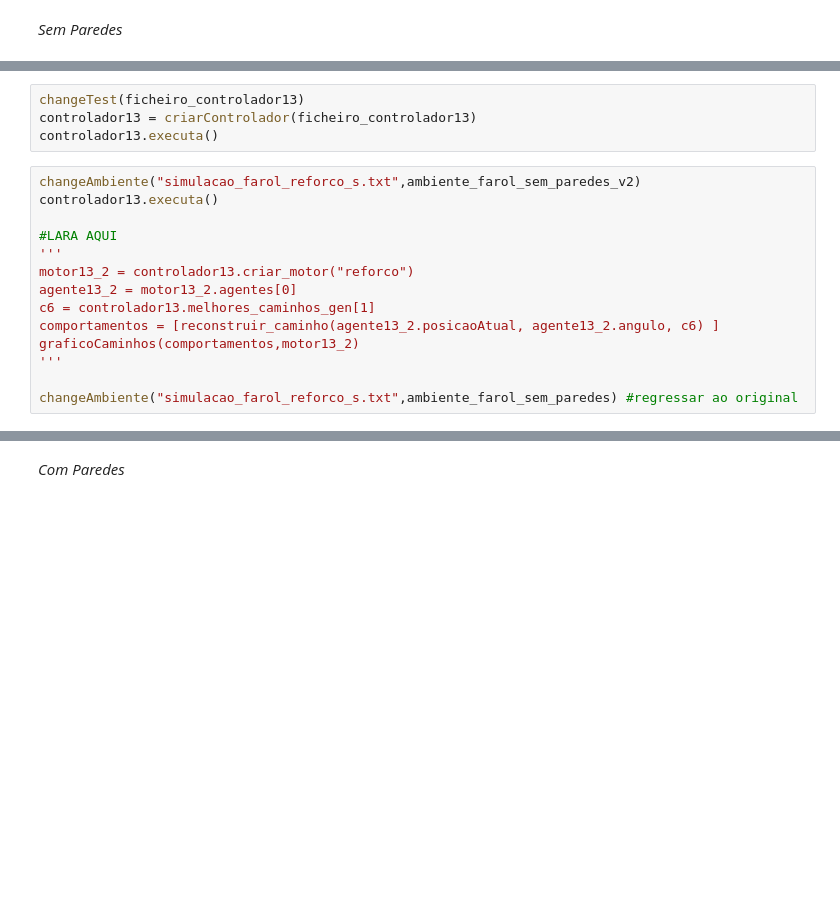
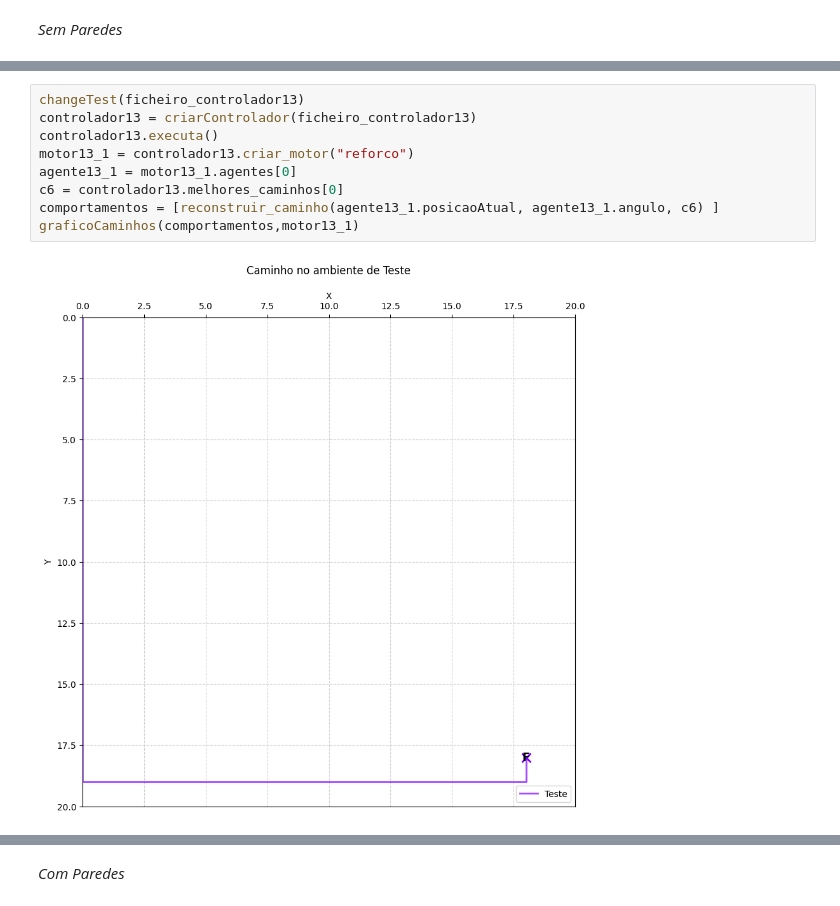
Before and after one commit to Biancs13/ProjetoAA, a Jupyter notebook: demo/Demo.ipynb, the cells around one changed output, grey strips where cells are left out. Drawn from its saved outputs; the diff is of its cells as text; blank space fills up the shorter version.

```diff
--- a/demo/Demo.ipynb
+++ b/demo/Demo.ipynb
@@ -368,18 +375,11 @@ construir_reforco(controladorR_F_S.melhores_recompensas_ep,controladorR_F_S.nume
-# %%
-changeTest(ficheiro_controlador13)
-controlador13 = criarControlador(ficheiro_controlador13)
-controlador13.executa()
-# %%
-changeAmbiente("simulacao_farol_reforco_s.txt",ambiente_farol_sem_paredes_v2)
-controlador13.executa()
-
-#LARA AQUI
-'''
-motor13_2 = controlador13.criar_motor("reforco")
-agente13_2 = motor13_2.agentes[0]
-c6 = controlador13.melhores_caminhos_gen[1]
-comportamentos = [reconstruir_caminho(agente13_2.posicaoAtual, agente13_2.angulo, c6) ]
-graficoCaminhos(comportamentos,motor13_2)
-'''
-
-changeAmbiente("simulacao_farol_reforco_s.txt",ambiente_farol_sem_paredes) #regressar ao original
+# %%
+changeTest(ficheiro_controlador13)
+controlador13 = criarControlador(ficheiro_controlador13)
+controlador13.executa()
+motor13_1 = controlador13.criar_motor("reforco")
+agente13_1 = motor13_1.agentes[0]
+c6 = controlador13.melhores_caminhos[0]
+comportamentos = [reconstruir_caminho(agente13_1.posicaoAtual, agente13_1.angulo, c6) ]
+graficoCaminhos(comportamentos,motor13_1)
+# %% [output]
+[figure, added]
```
Also changed, not shown: parts of 19 cells of this notebook, 4 other files.
